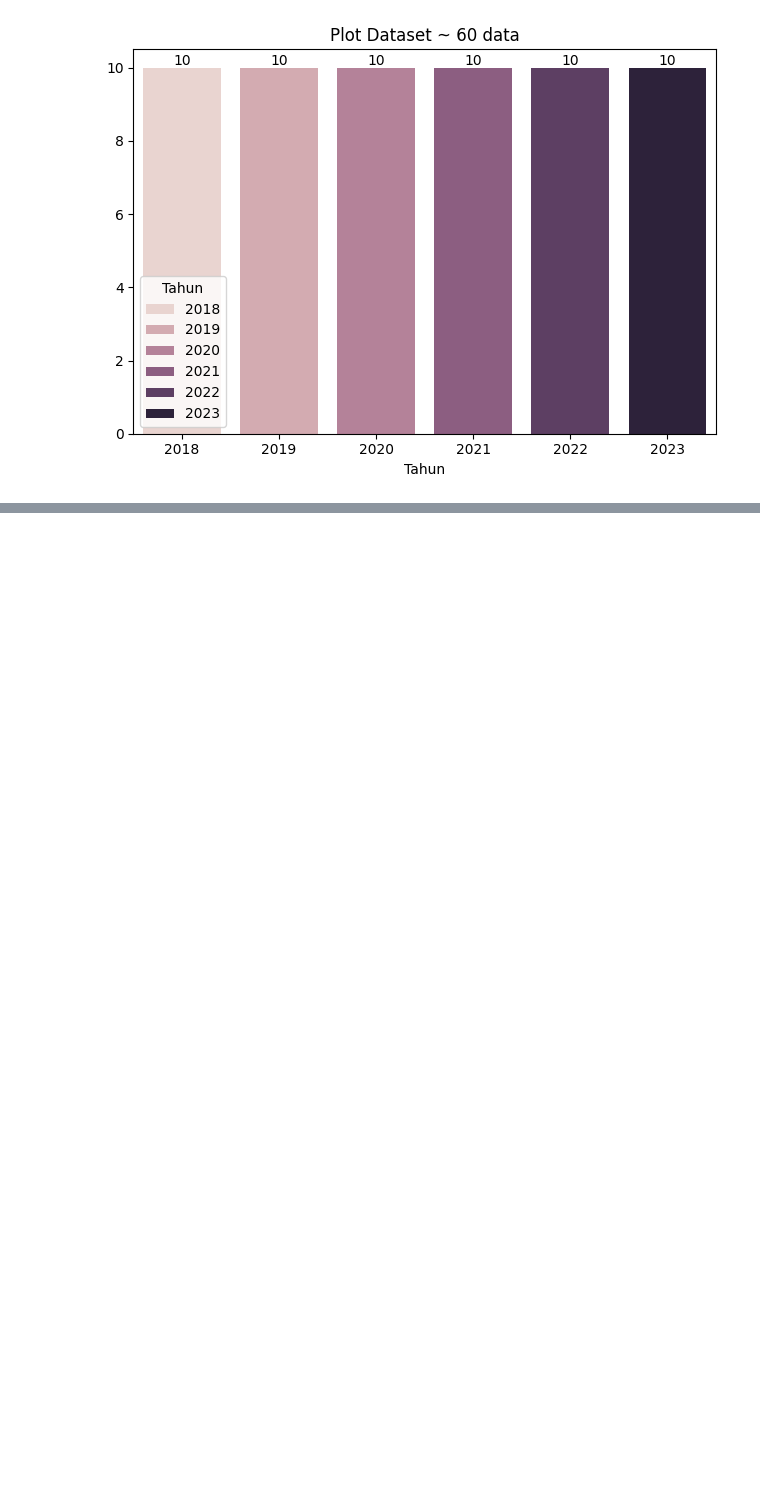
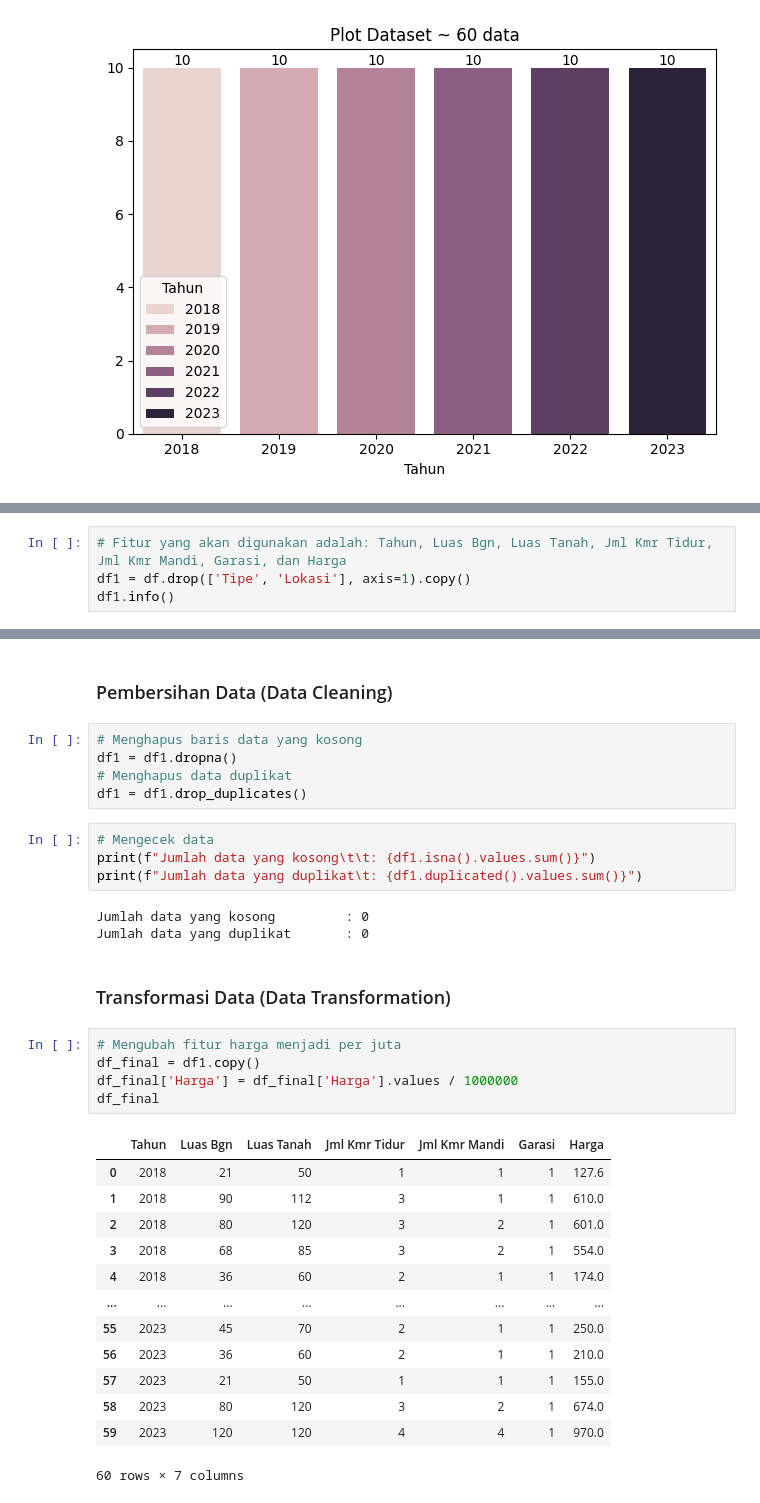
Before and after one commit to tredyfernandoanggara/Prediksi-Harga-Rumah-dengan-SVR-dan-Grid-Search-Cross-Validation, a Jupyter notebook: prediksi_harga_rumah.ipynb, the cells around one changed output, grey strips where cells are left out. Saved outputs shown, nothing was run; the diff lists cells and outputs as text; blank space fills up the shorter version.

Commit message:
Melakukan pemrosesan awal pada data yang terdiri dari: pemilihan fitur, pembersihan data, dan transformasi data

```diff
--- a/prediksi_harga_rumah.ipynb
+++ b/prediksi_harga_rumah.ipynb
@@ -34,0 +39,4 @@ mp.bar_plot(x=count_df.index, y=count_df.values, hue=count_df.index, title=f"Plo
+# %%
+# Fitur yang akan digunakan adalah: Tahun, Luas Bgn, Luas Tanah, Jml Kmr Tidur, Jml Kmr Mandi, Garasi, dan Harga
+df1 = df.drop(['Tipe', 'Lokasi'], axis=1).copy()
+df1.info()
@@ -34,0 +58,35 @@ mp.bar_plot(x=count_df.index, y=count_df.values, hue=count_df.index, title=f"Plo
+# %% [markdown]
+### Pembersihan Data (Data Cleaning)
+# %%
+# Menghapus baris data yang kosong
+df1 = df1.dropna()
+# Menghapus data duplikat
+df1 = df1.drop_duplicates()
+# %%
+# Mengecek data
+print(f"Jumlah data yang kosong\t\t: {df1.isna().values.sum()}")
+print(f"Jumlah data yang duplikat\t: {df1.duplicated().values.sum()}")
+# %% [output]
+Jumlah data yang kosong         : 0
+Jumlah data yang duplikat       : 0
+# %% [markdown]
+### Transformasi Data (Data Transformation)
+# %%
+# Mengubah fitur harga menjadi per juta
+df_final = df1.copy()
+df_final['Harga'] = df_final['Harga'].values / 1000000
+df_final
+# %% [output]
+|  | Tahun | Luas Bgn | Luas Tanah | Jml Kmr Tidur | Jml Kmr Mandi | Garasi | Harga |
+| 0 | 2018 | 21 | 50 | 1 | 1 | 1 | 127.6 |
+| 1 | 2018 | 90 | 112 | 3 | 1 | 1 | 610.0 |
+| 2 | 2018 | 80 | 120 | 3 | 2 | 1 | 601.0 |
+| 3 | 2018 | 68 | 85 | 3 | 2 | 1 | 554.0 |
+| 4 | 2018 | 36 | 60 | 2 | 1 | 1 | 174.0 |
+| ... | ... | ... | ... | ... | ... | ... | ... |
+| 55 | 2023 | 45 | 70 | 2 | 1 | 1 | 250.0 |
+| 56 | 2023 | 36 | 60 | 2 | 1 | 1 | 210.0 |
+| 57 | 2023 | 21 | 50 | 1 | 1 | 1 | 155.0 |
+| 58 | 2023 | 80 | 120 | 3 | 2 | 1 | 674.0 |
+| 59 | 2023 | 120 | 120 | 4 | 4 | 1 | 970.0 |
+60 rows × 7 columns
```
Also changed, not shown: parts of 3 cells of this notebook.
